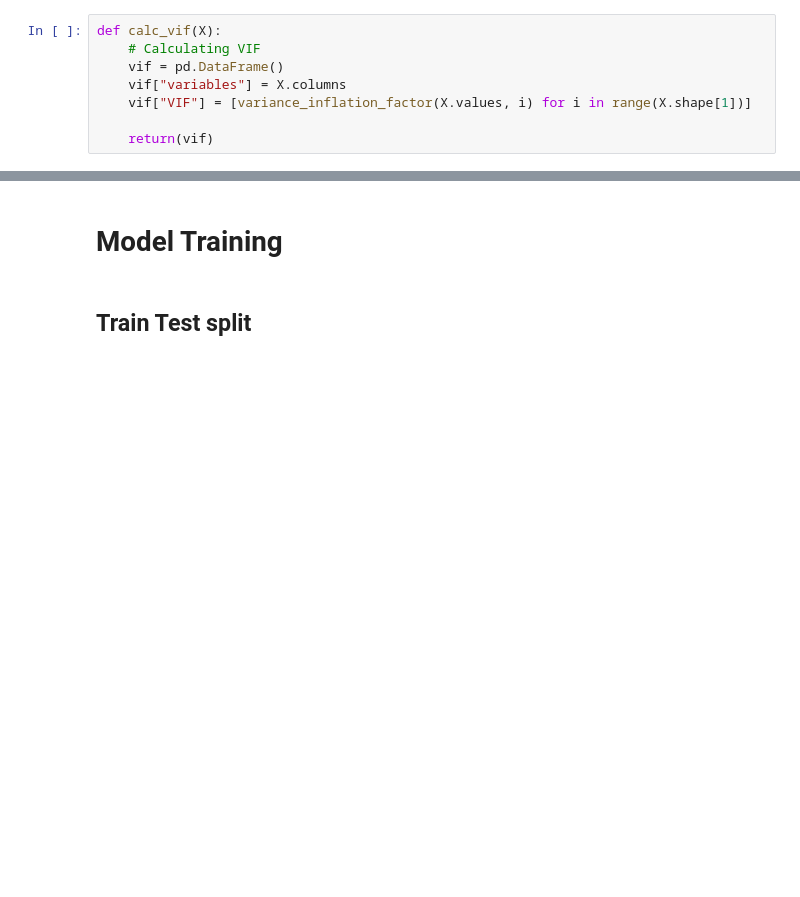
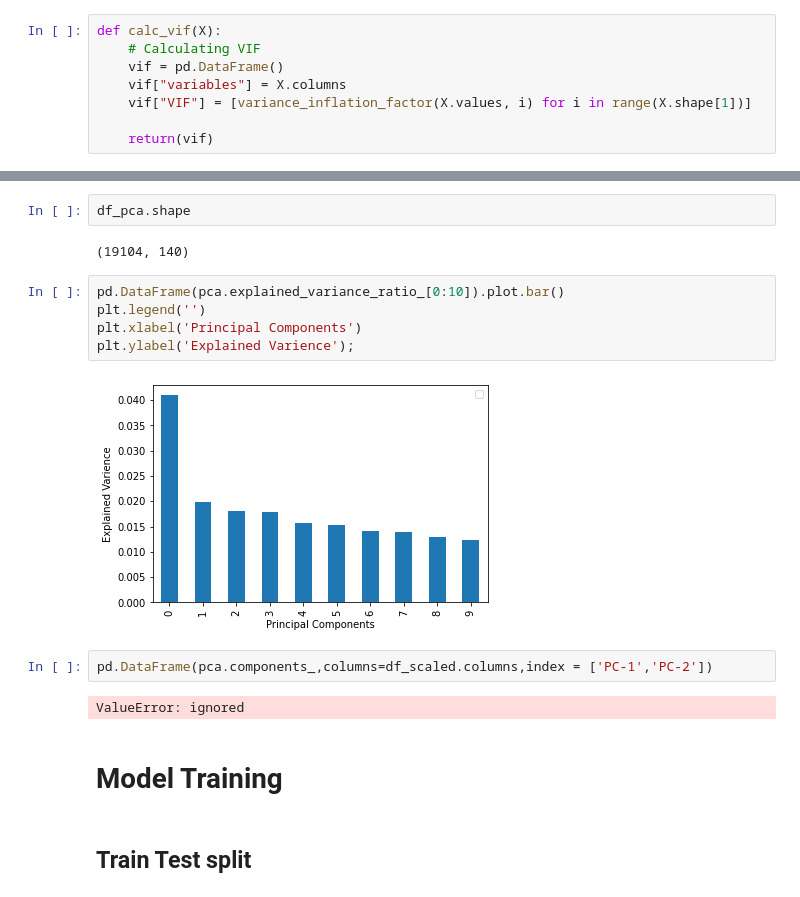
Before and after one commit to arunav93/Capstone-Project---Andriod-Authenticity-Prediction, a Jupyter notebook: ANDRIOD_AUTHENTICITY_PREDICTION.ipynb, the cells around one changed output, grey strips where cells are left out. Saved outputs shown, nothing was run; the diff lists cells and outputs as text; blank space fills up the shorter version.

```diff
--- a/ANDRIOD_AUTHENTICITY_PREDICTION.ipynb
+++ b/ANDRIOD_AUTHENTICITY_PREDICTION.ipynb
@@ -1141,3 +904,18 @@ TypeError: ignored
+# %%
+df_pca.shape
+# %% [output]
+(19104, 140)
+# %%
+pd.DataFrame(pca.explained_variance_ratio_[0:10]).plot.bar()
+plt.legend('')
+plt.xlabel('Principal Components')
+plt.ylabel('Explained Varience');
+# %% [output]
+[figure, added]
+# %%
+pd.DataFrame(pca.components_,columns=df_scaled.columns,index = ['PC-1','PC-2'])
+# %% [output]
+ValueError: ignored
 # %% [markdown]
 # Model Training
 # %% [markdown]
```
Also changed, not shown: parts of 81 cells of this notebook.
